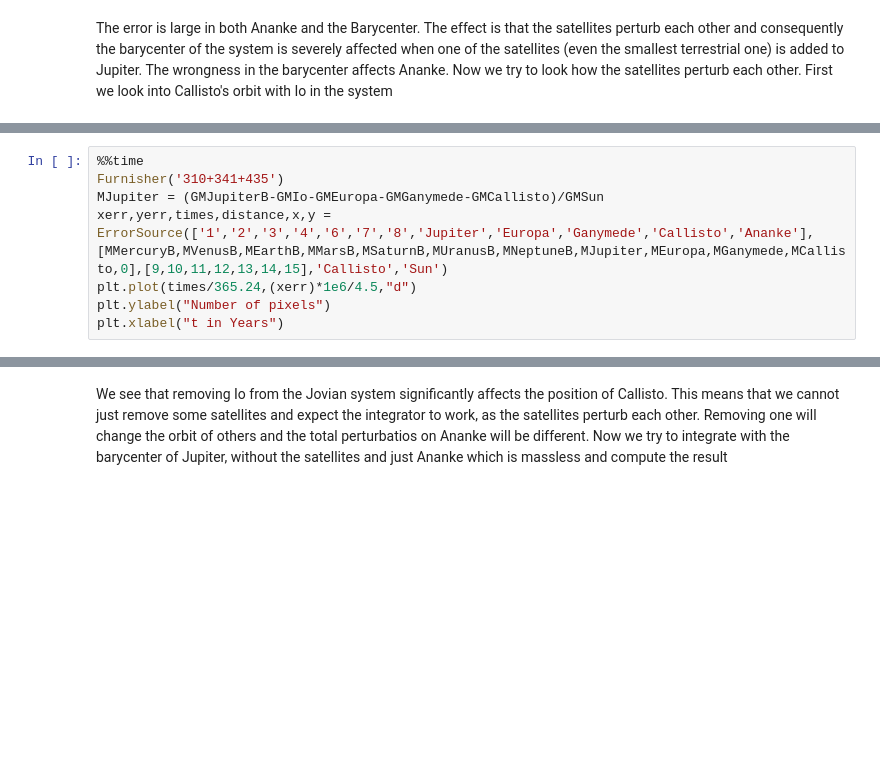
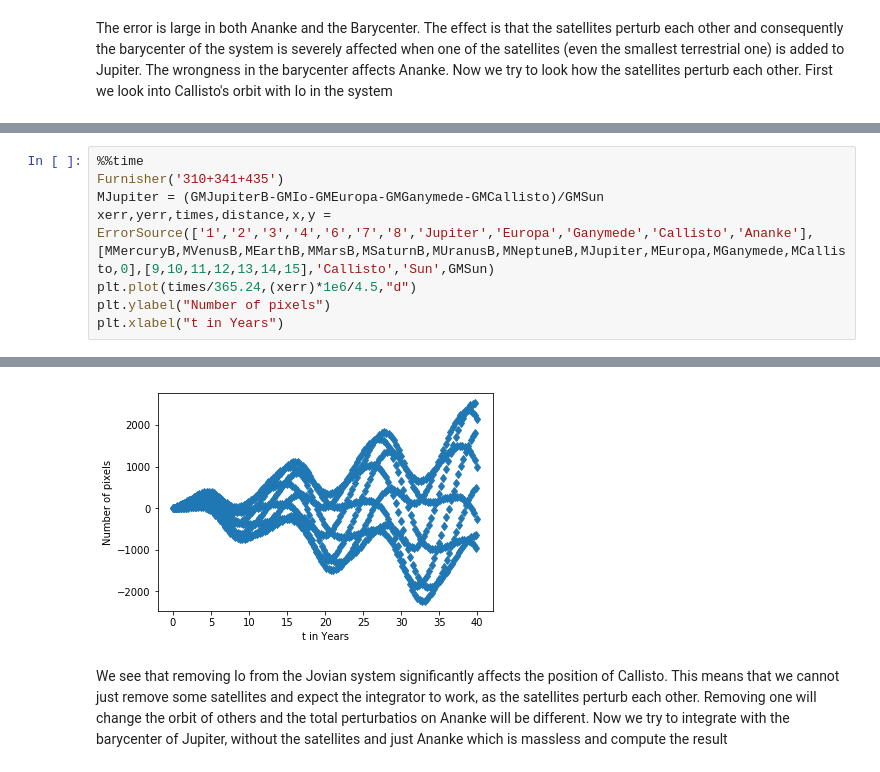
Before and after one commit to Alexandros101/Irregular-Satellites, a Jupyter notebook: AnenkeEarthTests.ipynb, the cells around one changed output, grey strips where cells are left out. Drawn from its saved outputs; the diff is of its cells as text; blank space fills up the shorter version.

```diff
--- a/AnenkeEarthTests.ipynb
+++ b/AnenkeEarthTests.ipynb
@@ -363,7 +370,8 @@ plt.xlabel("t in Years")
 %%time
 Furnisher('310+341+435')
 MJupiter = (GMJupiterB-GMIo-GMEuropa-GMGanymede-GMCallisto)/GMSun
-xerr,yerr,times,distance,x,y = ErrorSource(['1','2','3','4','6','7','8','Jupiter','Europa','Ganymede','Callisto','Ananke'],[MMercuryB,MVenusB,MEarthB,MMarsB,MSaturnB,MUranusB,MNeptuneB,MJupiter,MEuropa,MGanymede,MCallisto,0],[9,10,11,12,13,14,15],'Callisto','Sun')
+xerr,yerr,times,distance,x,y = ErrorSource(['1','2','3','4','6','7','8','Jupiter','Europa','Ganymede','Callisto','Ananke'],[MMercuryB,MVenusB,MEarthB,MMarsB,MSaturnB,MUranusB,MNeptuneB,MJupiter,MEuropa,MGanymede,MCallisto,0],[9,10,11,12,13,14,15],'Callisto','Sun',GMSun)
 plt.plot(times/365.24,(xerr)*1e6/4.5,"d")
 plt.ylabel("Number of pixels")
 plt.xlabel("t in Years")
+# %% [output]
@@ -370,3 +382,4 @@ plt.xlabel("t in Years")
+[figure, added]
 # %% [markdown]
 We see that removing Io from the Jovian system significantly affects the position of Callisto. This means that we cannot just remove some satellites and expect the integrator to work, as the satellites perturb each other. Removing one will change the orbit of others and the total perturbatios on Ananke will be different. Now we try to integrate with the barycenter of Jupiter, without the satellites and just Ananke which is massless and compute the result
 # %%
```
Also changed, not shown: parts of 12 cells of this notebook, 3 other files.
